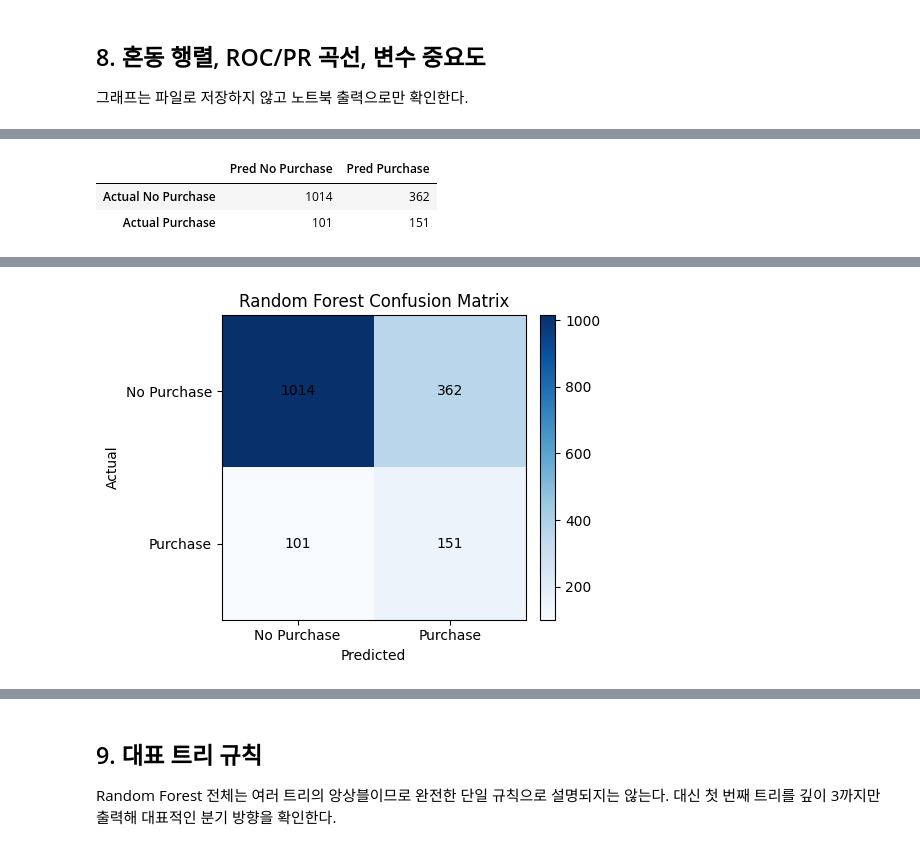
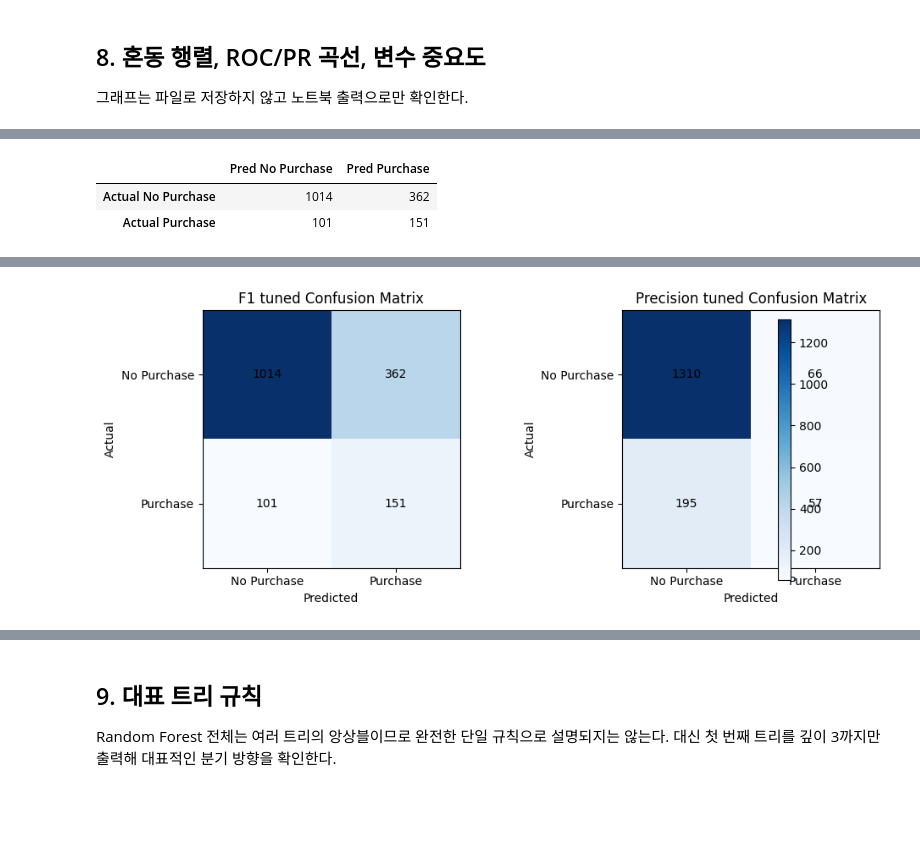
Before and after one commit to ShoppingInsight/shopper-prediction, a Jupyter notebook: models/random_forest/RandomForest.ipynb, the cells around one changed output, grey strips where cells are left out. Cells and saved outputs as stored; diff of their text form; code cells hidden in the pictures; blank space fills up the shorter version.

Commit message:
fix: compare random forest precision tuning

```diff
--- a/models/random_forest/RandomForest.ipynb
+++ b/models/random_forest/RandomForest.ipynb
@@ -386,50 +416,86 @@ Final max_depth param: 10
 
 그래프는 파일로 저장하지 않고 노트북 출력으로만 확인한다.
 # %%
-cm = confusion_matrix(y_test_clean, y_pred)
-confusion = pd.DataFrame(cm, index=['Actual No Purchase', 'Actual Purchase'], columns=['Pred No Purchase', 'Pred Purchase'])
-display(confusion)
+model_outputs = {
+    'F1 tuned': {
+        'model': best_f1_model,
+        'y_pred': y_pred_f1,
+        'y_prob': y_prob_f1,
+    },
+    'Precision tuned': {
+        'model': best_precision_model,
+        'y_pred': y_pred_precision,
+        'y_prob': y_prob_precision,
+    },
+}
 
-fig, ax = plt.subplots(figsize=(5, 4))
-im = ax.imshow(cm, cmap='Blues')
-ax.set_xticks([0, 1], ['No Purchase', 'Purchase'])
-ax.set_yticks([0, 1], ['No Purchase', 'Purchase'])
-for row in range(cm.shape[0]):
-    for col in range(cm.shape[1]):
-        ax.text(col, row, str(cm[row, col]), ha='center', va='center')
-ax.set_xlabel('Predicted')
-ax.set_ylabel('Actual')
-ax.set_title('Random Forest Confusion Matrix')
-fig.colorbar(im, ax=ax, fraction=0.046, pad=0.04)
+for name, output in model_outputs.items():
+    cm = confusion_matrix(y_test_clean, output['y_pred'])
+    confusion = pd.DataFrame(
+        cm,
+        index=['Actual No Purchase', 'Actual Purchase'],
+        columns=['Pred No Purchase', 'Pred Purchase'],
+    )
+    print(f'{name} confusion matrix')
+    display(confusion)
+
+fig, axes = plt.subplots(1, 2, figsize=(10, 4))
+for ax, (name, output) in zip(axes, model_outputs.items()):
+    cm = confusion_matrix(y_test_clean, output['y_pred'])
+    im = ax.imshow(cm, cmap='Blues')
+    ax.set_xticks([0, 1], ['No Purchase', 'Purchase'])
+    ax.set_yticks([0, 1], ['No Purchase', 'Purchase'])
+    for row in range(cm.shape[0]):
+        for col in range(cm.shape[1]):
+            ax.text(col, row, str(cm[row, col]), ha='center', va='center')
+    ax.set_xlabel('Predicted')
+    ax.set_ylabel('Actual')
+    ax.set_title(f'{name} Confusion Matrix')
+fig.colorbar(im, ax=axes.ravel().tolist(), fraction=0.046, pad=0.04)
 plt.tight_layout()
 plt.show()
 
-fpr, tpr, _ = roc_curve(y_test_clean, y_prob)
-precision, recall, _ = precision_recall_curve(y_test_clean, y_prob)
 fig, axes = plt.subplots(1, 2, figsize=(11, 4))
-axes[0].plot(fpr, tpr, color='#4c78a8')
+for name, output in model_outputs.items():
+    fpr, tpr, _ = roc_curve(y_test_clean, output['y_prob'])
+    precision, recall, _ = precision_recall_curve(y_test_clean, output['y_prob'])
+    axes[0].plot(fpr, tpr, label=name)
+    axes[1].plot(recall, precision, label=name)
 axes[0].plot([0, 1], [0, 1], linestyle='--', color='#999999')
 axes[0].set_title('ROC Curve')
 axes[0].set_xlabel('False Positive Rate')
 axes[0].set_ylabel('True Positive Rate')
-axes[1].plot(recall, precision, color='#f58518')
+axes[0].legend()
 axes[1].set_title('Precision-Recall Curve')
 axes[1].set_xlabel('Recall')
 axes[1].set_ylabel('Precision')
+axes[1].legend()
 plt.tight_layout()
 plt.show()
 
-feature_importance = (
-    pd.DataFrame({'feature': X_train_clean.columns, 'importance': best_model.feature_importances_})
-    .sort_values('importance', ascending=False)
-)
-display(feature_importance.head(15).round(4))
+importance_tables = []
+for name, output in model_outputs.items():
+    importance = (
+        pd.DataFrame({
+            'model': name,
+            'feature': X_train_clean.columns,
+            'importance': output['model'].feature_importances_,
+        })
+        .sort_values('importance', ascending=False)
+    )
+    importance_tables.append(importance)
+    print(f'{name} top 15 feature importance')
+    display(importance.head(15).round(4))
 
-importance_plot = feature_importance.head(15).sort_values('importance')
-fig, ax = plt.subplots(figsize=(9, 6))
-ax.barh(importance_plot['feature'], importance_plot['importance'], color='#4c78a8')
-ax.set_title('Top 15 Random Forest Feature Importances')
-ax.set_xlabel('Importance')
+fig, axes = plt.subplots(1, 2, figsize=(14, 6))
+for ax, importance in zip(axes, importance_tables):
+    name = importance['model'].iloc[0]
+    plot_df = importance.head(15).sort_values('importance')
+    ax.barh(plot_df['feature'], plot_df['importance'], color='#4c78a8')
+    ax.set_title(f'{name} Top 15 Importances')
+    ax.set_xlabel('Importance')
 plt.tight_layout()
 plt.show()
+
+feature_importance = importance_tables[0].drop(columns=['model'])
 # %% [output]
@@ -439 +510 @@ plt.show()
-[figure, old version]
+[figure, new version]
```
Also changed, not shown: parts of 4 cells of this notebook.
